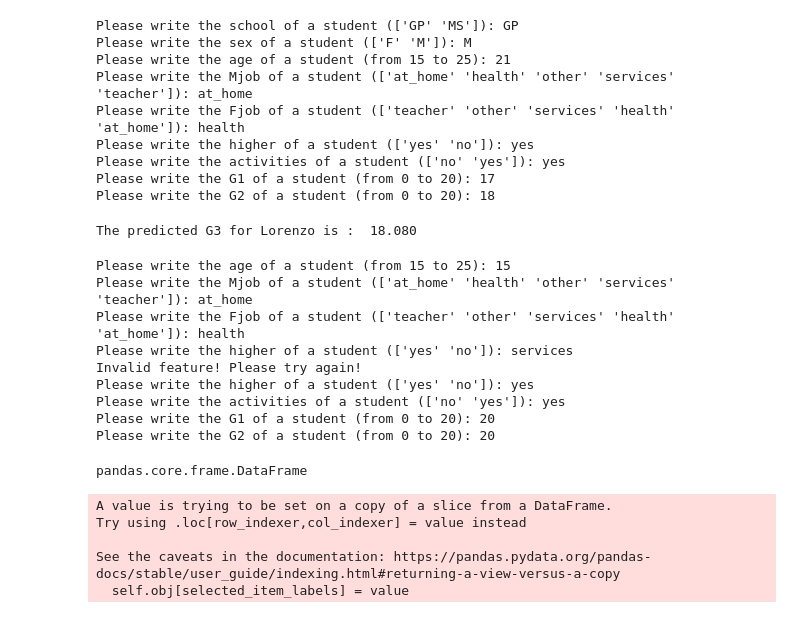
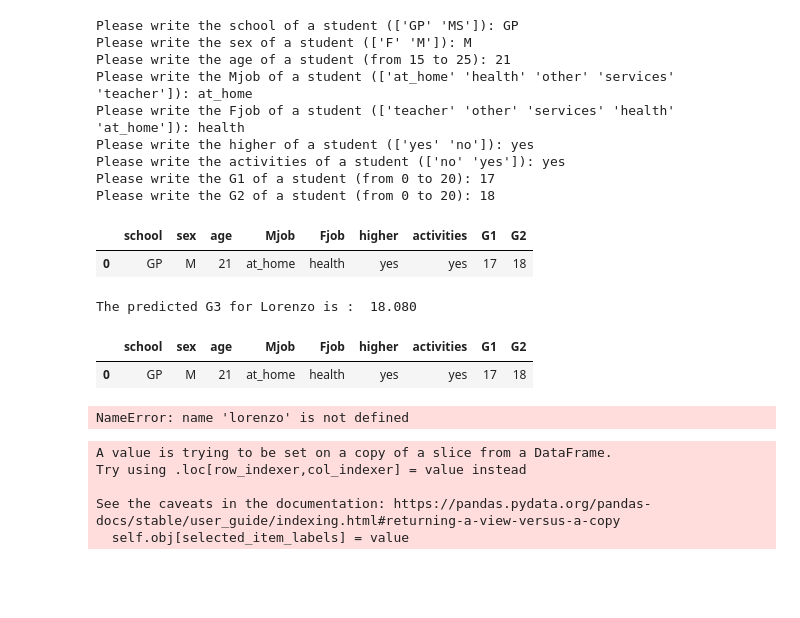
Before and after one commit to MishkaKnizhka98/Project, a Jupyter notebook: running_all_functions.ipynb, the cells around one changed output. Cells and saved outputs as stored; diff of their text form; code cells hidden in the pictures; blank space fills up the shorter version.

```diff
--- a/running_all_functions.ipynb
+++ b/running_all_functions.ipynb
@@ -91,6 +91,11 @@ Please write the higher of a student (['yes' 'no']): yes
 Please write the activities of a student (['no' 'yes']): yes
 Please write the G1 of a student (from 0 to 20): 17
 Please write the G2 of a student (from 0 to 20): 18
+# %%
+lorenzo
+# %% [output]
+|  | school | sex | age | Mjob | Fjob | higher | activities | G1 | G2 |
+| 0 | GP | M | 21 | at_home | health | yes | yes | 17 | 18 |
 # %%
 y_pred = predict(lorenzo_dummy, w, b)
 
@@ -98,21 +103,14 @@ print("The predicted G3 for Lorenzo is : ", "%.3f" % y_pred)
 # %% [output]
 The predicted G3 for Lorenzo is :  18.080
 # %%
-lorenzo = new_student(x)
+lorenzo
 # %% [output]
-Please write the age of a student (from 15 to 25): 15
-Please write the Mjob of a student (['at_home' 'health' 'other' 'services' 'teacher']): at_home
-Please write the Fjob of a student (['teacher' 'other' 'services' 'health' 'at_home']): health
-Please write the higher of a student (['yes' 'no']): services
-Invalid feature! Please try again!
-Please write the higher of a student (['yes' 'no']): yes
-Please write the activities of a student (['no' 'yes']): yes
-Please write the G1 of a student (from 0 to 20): 20
-Please write the G2 of a student (from 0 to 20): 20
+|  | school | sex | age | Mjob | Fjob | higher | activities | G1 | G2 |
+| 0 | GP | M | 21 | at_home | health | yes | yes | 17 | 18 |
 # %%
-type(lorenzo)
+lorenzo
 # %% [output]
-pandas.core.frame.DataFrame
+NameError: name 'lorenzo' is not defined
 # %%
 lorenzo_dummy = dummy_matrix_of_new_student(lorenzo, x)
 # %% [output]
```
Also changed, not shown: parts of 1 cell of this notebook, 5 other files.
